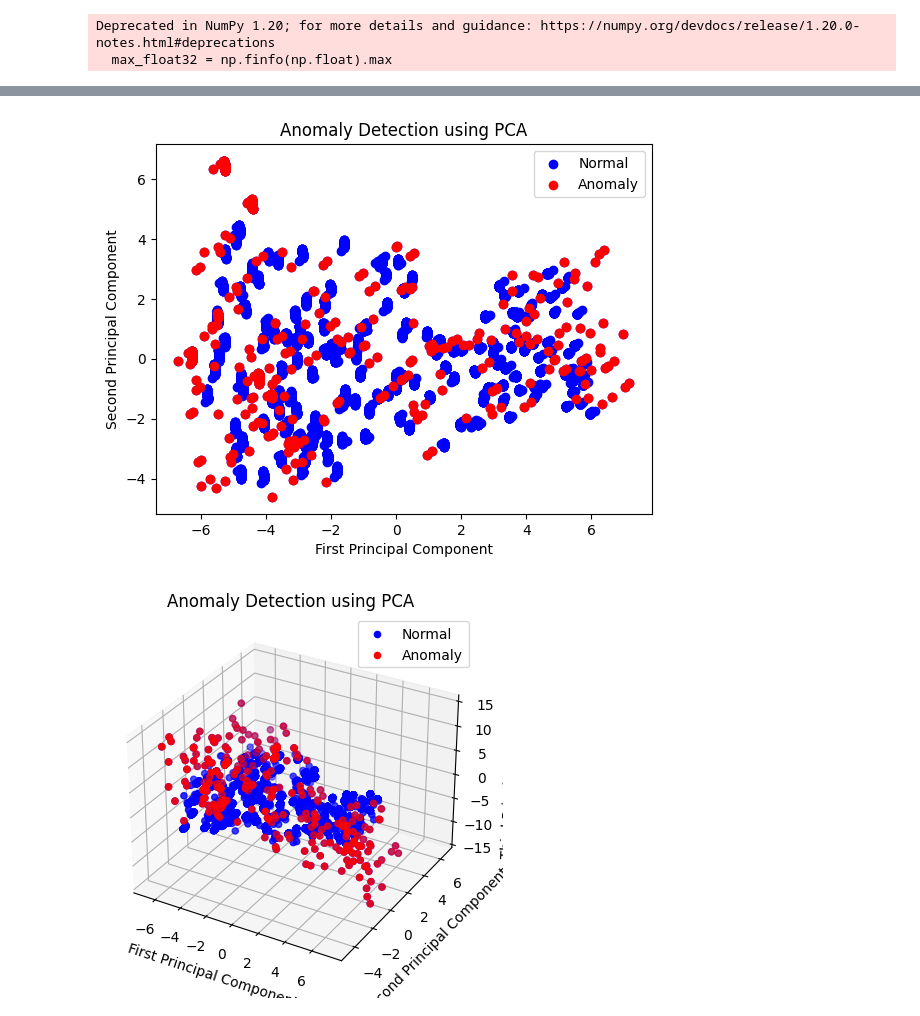
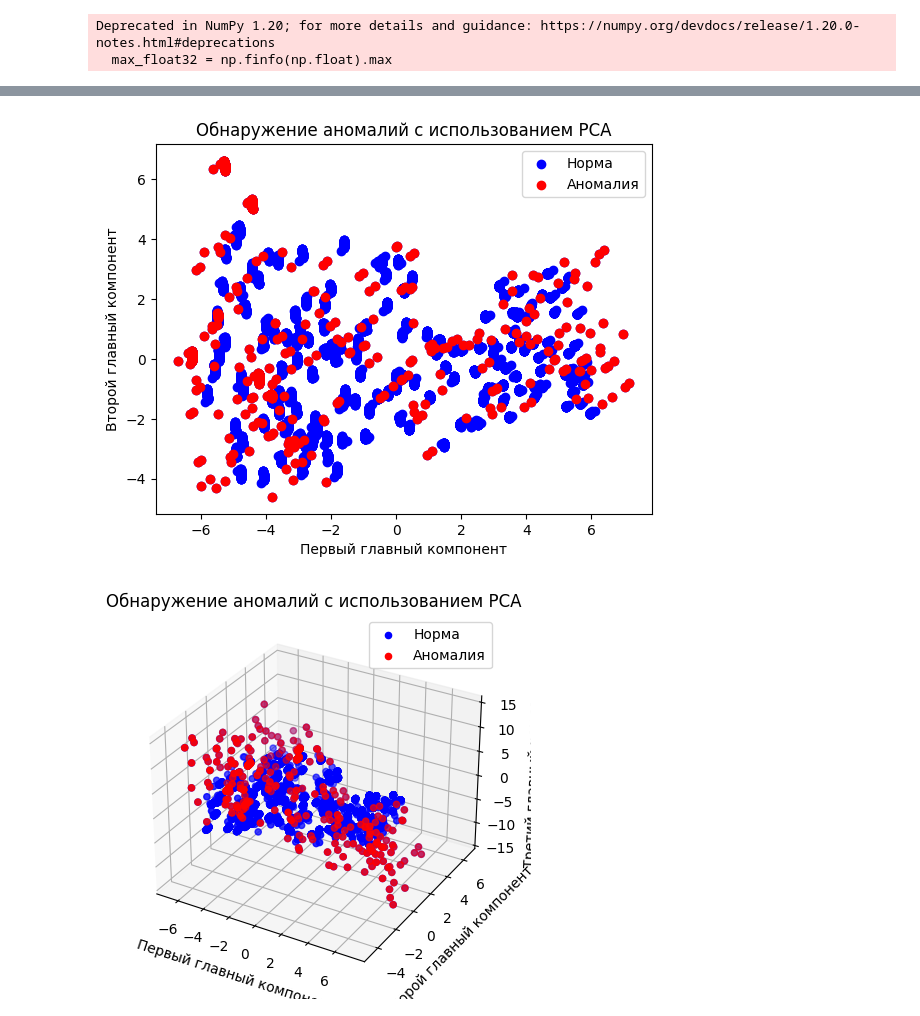
Before and after one commit to Ber-Ilya/modelica_building_energy_system, a Jupyter notebook: PCA.ipynb, the cells around one changed output, grey strips where cells are left out. Cells and saved outputs as stored; diff of their text form; code cells hidden in the pictures.

```diff
--- a/PCA.ipynb
+++ b/PCA.ipynb
@@ -68,67 +68,74 @@ Anomaly Indices:  (array([   61,    62,    63,   123,   184,   185,   246,   307
        10080, 10081, 10082, 10083, 10084, 10144, 10145, 10205, 10206,
        10267, 10268, 10328, 10329]),)
 # %%
-
-
+# Инициализация переменных X и Y, которые представляют первый и второй главные компоненты соответственно
 X = df_pca[:, 0]
 Y = df_pca[:, 1]
 
+# Создание графика с нормальными значениями, отображенными синим цветом
+plt.scatter(X, Y, color='blue', label='Норма')
 
-plt.scatter(X, Y, color='blue', label='Normal')
+# Добавление аномальных значений на график, отображенные красным цветом
+plt.scatter(X[anomalies], Y[anomalies], color='red', label='Аномалия')
 
+# Подпись оси X графика
+plt.xlabel('Первый главный компонент')
 
-plt.scatter(X[anomalies], Y[anomalies], color='red', label='Anomaly')
+# Подпись оси Y графика
+plt.ylabel('Второй главный компонент')
 
-plt.xlabel('First Principal Component')
-plt.ylabel('Second Principal Component')
+# Заголовок графика
+plt.title('Обнаружение аномалий с использованием PCA')
 
-plt.title('Anomaly Detection using PCA')
+# Добавление легенды на график
 plt.legend()
+
+# Отображение графика
 plt.show()
 # %% [output]
-[figure, old version]
+[figure, new version]
 # %%
-import matplotlib.pyplot as plt
-from mpl_toolkits.mplot3d import Axes3D
-
-
+# Применяем PCA к нашим данным и уменьшаем размерность до 3
 pca = PCA(n_components=3)
 df_pca = pca.fit_transform(df_scaled)
 
-
+# Восстанавливаем данные обратно из PCA
 df_reconstructed = pca.inverse_transform(df_pca)
 
-
+# Вычисляем среднеквадратичную ошибку между оригинальными и восстановленными данными
 mse = np.mean(np.power(df_scaled - df_reconstructed, 2), axis=1)
 
-
+# Задаем пороговое значение на уровне 95-го процентиля распределения MSE
 threshold = np.percentile(mse, 95)
 
-
+# Определяем аномалии как точки, где MSE превышает пороговое значение
 anomalies = np.where(mse > threshold)[0]
 
-
-
+# Инициализируем координаты для 3D графика
 X = df_pca[:, 0]
 Y = df_pca[:, 1]
 Z = df_pca[:, 2]
 
-
+# Создаем 3D график
 fig = plt.figure()
 ax = fig.add_subplot(111, projection='3d')
 
+# Добавляем нормальные точки на график
+ax.scatter(X, Y, Z, color='blue', label='Норма')
 
-ax.scatter(X, Y, Z, color='blue', label='Normal')
+# Добавляем аномальные точки на график
+ax.scatter(X[anomalies], Y[anomalies], Z[anomalies], color='red', label='Аномалия')
 
+# Подписываем оси
+ax.set_xlabel('Первый главный компонент')
+ax.set_ylabel('Второй главный компонент')
+ax.set_zlabel('Третий главный компонент')
 
-ax.scatter(X[anomalies], Y[anomalies], Z[anomalies], color='red', label='Anomaly')
+# Добавляем заголовок и легенду
+plt.title('Обнаружение аномалий с использованием PCA')
+plt.legend()
 
-ax.set_xlabel('First Principal Component')
-ax.set_ylabel('Second Principal Component')
-ax.set_zlabel('Third Principal Component')
-
-plt.title('Anomaly Detection using PCA')
-plt.legend()
+# Отображаем график
 plt.show()
 # %% [output]
-[figure, old version]
+[figure, new version]
```
Also changed, not shown: parts of 2 cells of this notebook.
